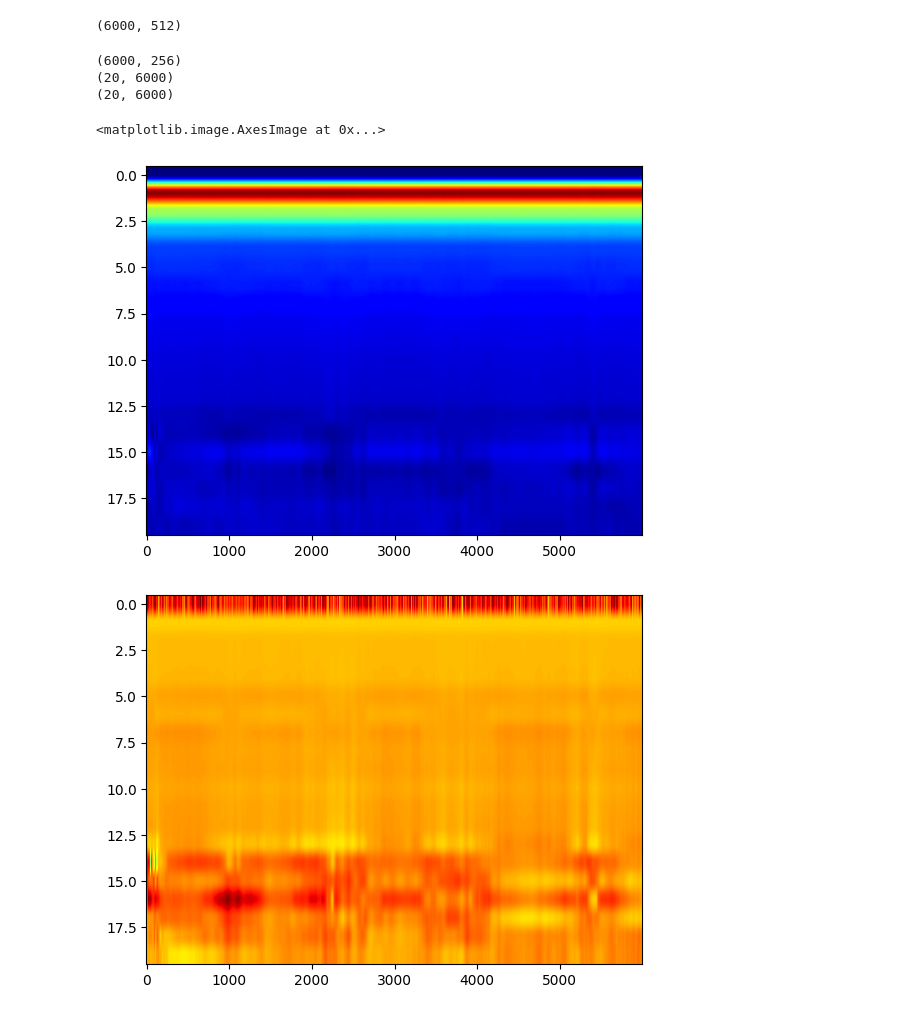
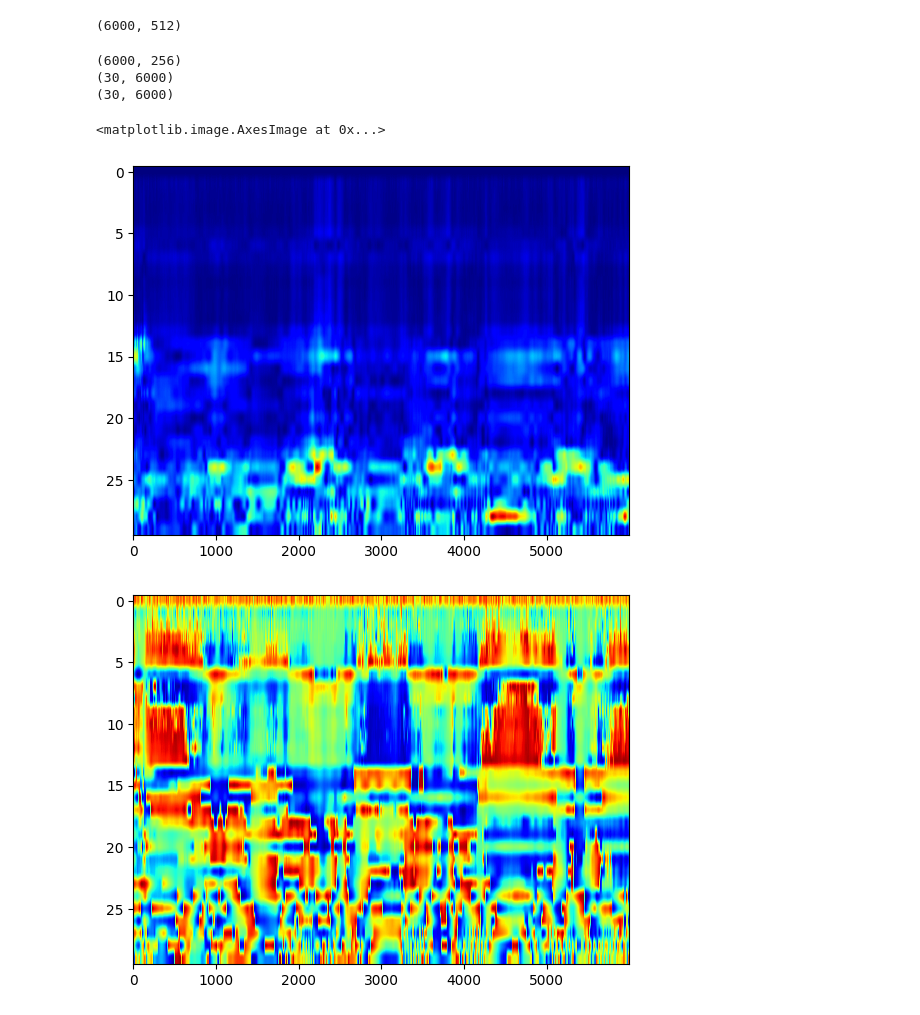
Before and after one commit to baichengchen/WaterSurfaceLevelSensing, a Jupyter notebook: test.ipynb, the cells around one changed output. Drawn from its saved outputs; the diff is of its cells as text; code cells hidden in the pictures.

Commit message:
updated test.ipynb for data collection

```diff
--- a/test.ipynb
+++ b/test.ipynb
@@ -98,7 +98,7 @@ frameData = np.squeeze(frameData)
 # print(np.shape(frameData2))
 
 #mean normaliation to zero doppler nulling
-frameData = frameData - np.mean(frameData, axis=1, keepdims=True)
+frameData = frameData - np.mean(frameData, axis=0, keepdims=True)
 print(np.shape(frameData))
 fs=400
 # %% [output]
@@ -106,22 +106,22 @@ fs=400
 # %%
 data = np.fft.fft(frameData, axis=1)
 data = data[:,:int(data.shape[1]/2)]
 print(np.shape(data))
 
-amp = np.abs(data[:,0:20]).T
-phase = np.angle(data[:,0:20]).T
+amp = np.abs(data[:,0:30]).T
+phase = np.angle(data[:,0:30]).T
 print(np.shape(amp))
 print(np.shape(phase))
 
 plt.figure();
 plt.imshow(amp, cmap=plt.cm.jet, aspect="auto")
 
 plt.figure()
 plt.imshow(phase, cmap=plt.cm.jet, aspect="auto")
 # %% [output]
 (6000, 256)
-(20, 6000)
-(20, 6000)
+(30, 6000)
+(30, 6000)
 <matplotlib.image.AxesImage at 0x...>
-[figure, old version]
+[figure, new version]
-[figure, old version]
+[figure, new version]
```
